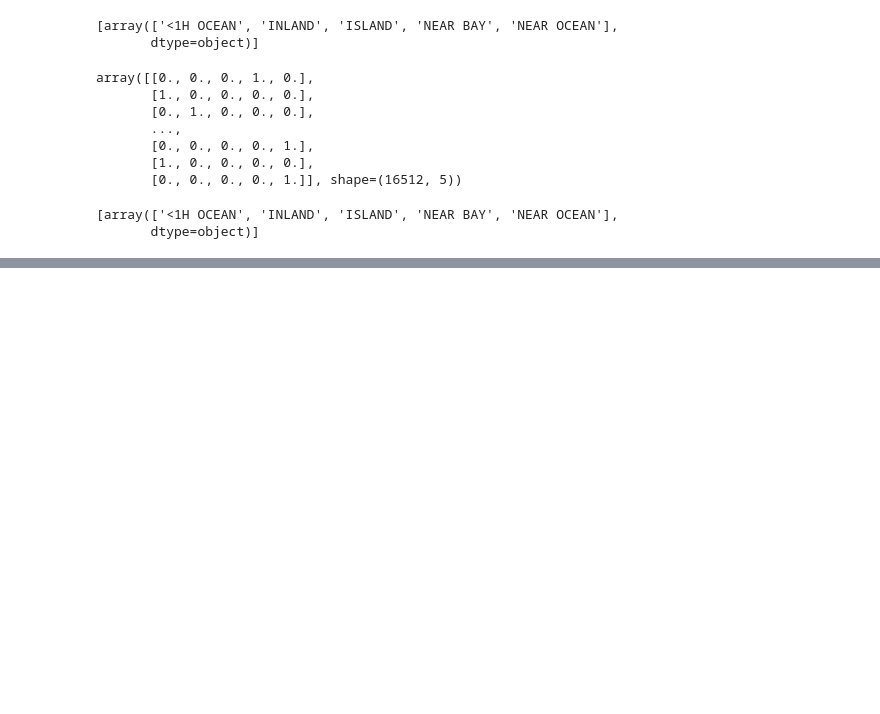
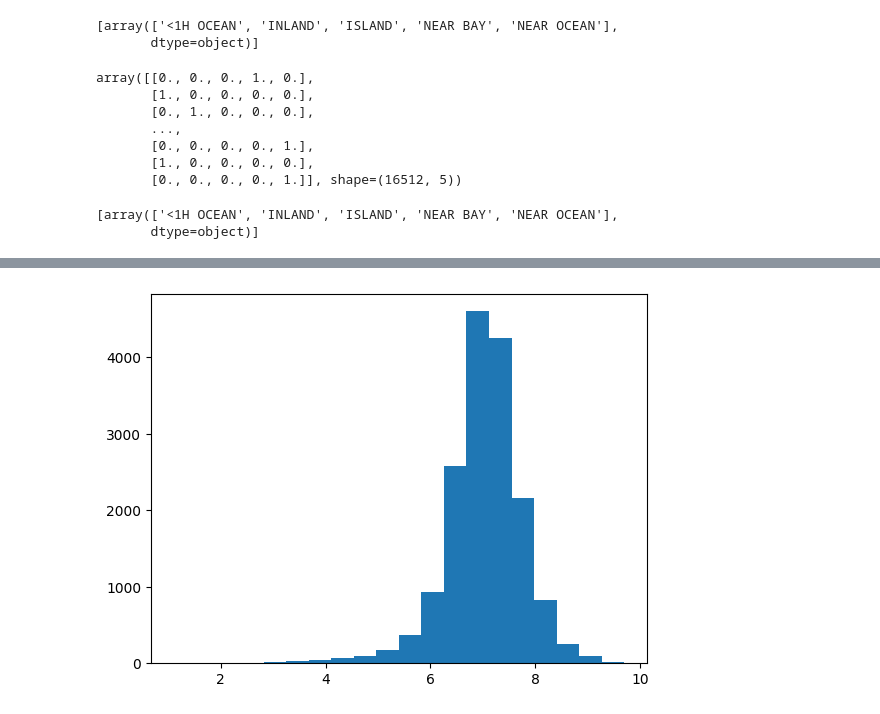
Before and after one commit to Hanifemam/hands-on, a Jupyter notebook: chap1/chap1.ipynb, the cells around one changed output, grey strips where cells are left out. Cells and saved outputs as stored; diff of their text form; code cells hidden in the pictures; blank space fills up the shorter version.

```diff
--- a/chap1/chap1.ipynb
+++ b/chap1/chap1.ipynb
@@ -268,0 +287,5 @@ housing_num_std_scaled = std_scaler.fit_transform(housing_num)
+# %%
+plt.hist(log_pop, bins=20)
+plt.show()
+# %% [output]
+[figure, added]
```
Also changed, not shown: parts of 6 cells of this notebook.
